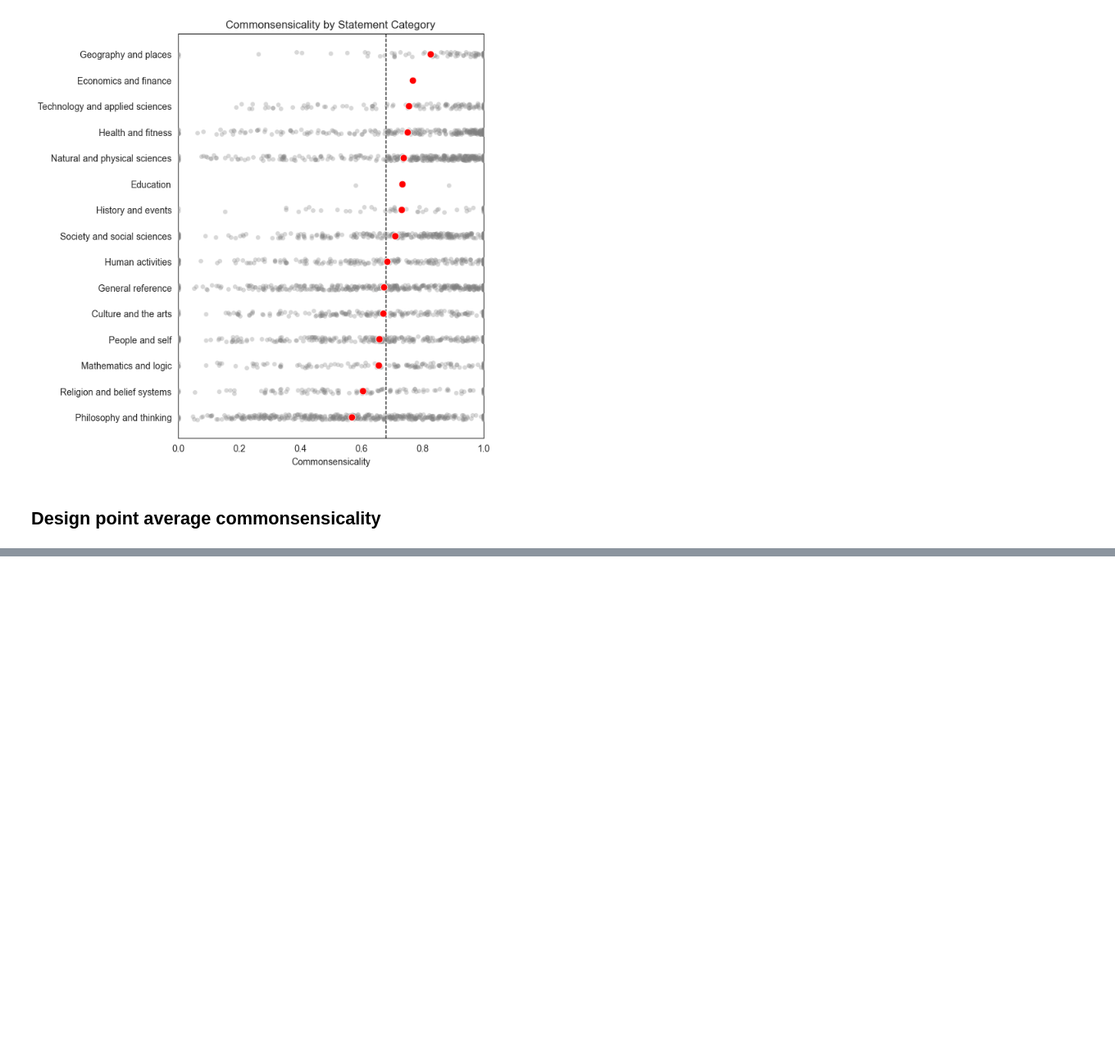
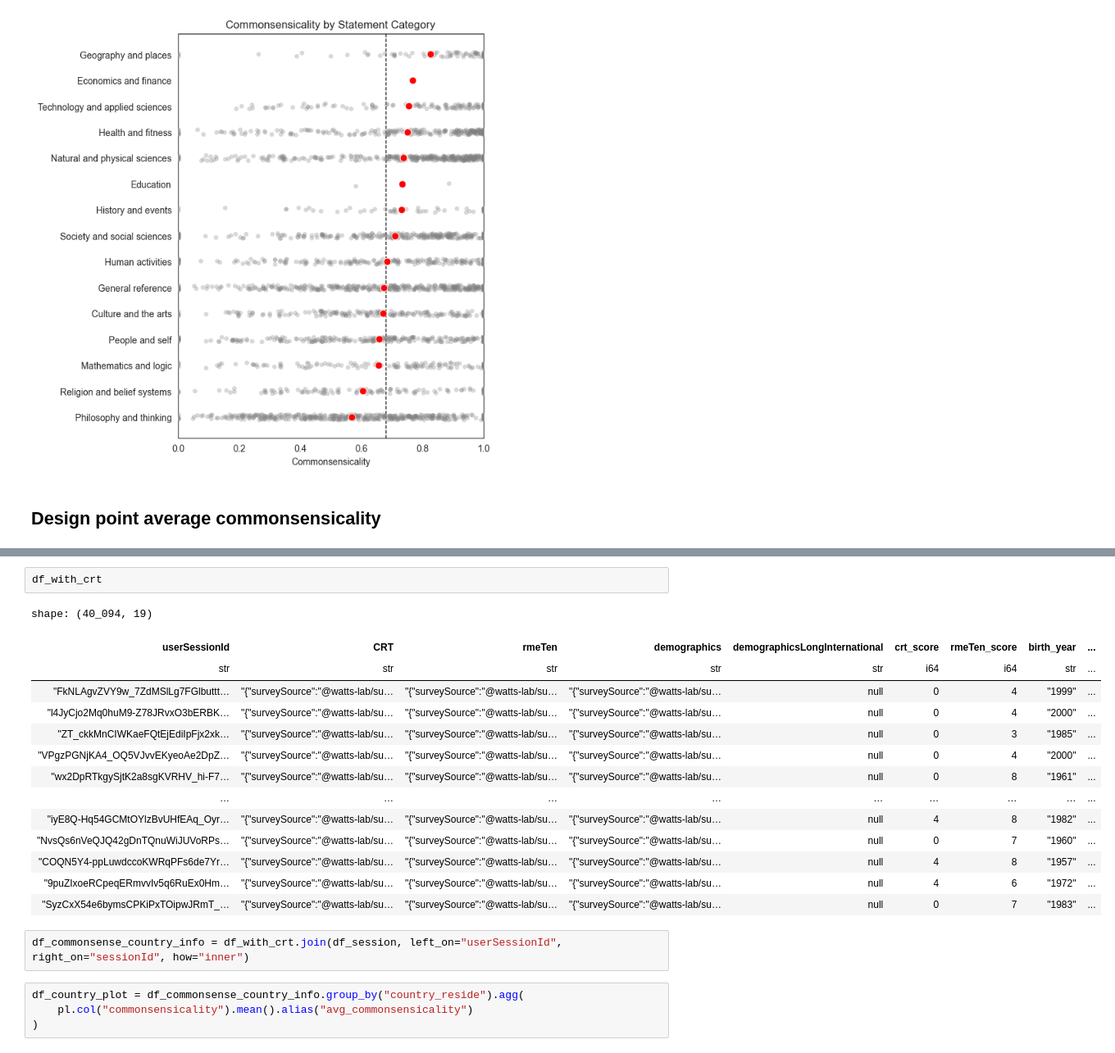
Before and after one commit to Watts-Lab/commonsense-data, a Jupyter notebook: .scripts/dashboard.ipynb, the cells around one changed output, grey strips where cells are left out. Shown at 82% size. Saved outputs shown, nothing was run; the diff lists cells and outputs as text; blank space fills up the shorter version.

```diff
--- a/.scripts/dashboard.ipynb
+++ b/.scripts/dashboard.ipynb
@@ -503,0 +732,23 @@ plt.show()
+# %%
+df_with_crt
+# %% [output]
+shape: (40_094, 19)
+| userSessionId | CRT | rmeTen | demographics | demographicsLongInternational | crt_score | rmeTen_score | birth_year | ... |
+| str | str | str | str | str | i64 | i64 | str | ... |
+| "FkNLAgvZVY9w_7ZdMSlLg7FGlbuttt… | "{"surveySource":"@watts-lab/su… | "{"surveySource":"@watts-lab/su… | "{"surveySource":"@watts-lab/su… | null | 0 | 4 | "1999" | ... |
+| "l4JyCjo2Mq0huM9-Z78JRvxO3bERBK… | "{"surveySource":"@watts-lab/su… | "{"surveySource":"@watts-lab/su… | "{"surveySource":"@watts-lab/su… | null | 0 | 4 | "2000" | ... |
+| "ZT_ckkMnCIWKaeFQtEjEdiIpFjx2xk… | "{"surveySource":"@watts-lab/su… | "{"surveySource":"@watts-lab/su… | "{"surveySource":"@watts-lab/su… | null | 0 | 3 | "1985" | ... |
+| "VPgzPGNjKA4_OQ5VJvvEKyeoAe2DpZ… | "{"surveySource":"@watts-lab/su… | "{"surveySource":"@watts-lab/su… | "{"surveySource":"@watts-lab/su… | null | 0 | 4 | "2000" | ... |
+| "wx2DpRTkgySjtK2a8sgKVRHV_hi-F7… | "{"surveySource":"@watts-lab/su… | "{"surveySource":"@watts-lab/su… | "{"surveySource":"@watts-lab/su… | null | 0 | 8 | "1961" | ... |
+| … | … | … | … | … | … | … | … | ... |
+| "iyE8Q-Hq54GCMtOYlzBvUHfEAq_Oyr… | "{"surveySource":"@watts-lab/su… | "{"surveySource":"@watts-lab/su… | "{"surveySource":"@watts-lab/su… | null | 4 | 8 | "1982" | ... |
+| "NvsQs6nVeQJQ42gDnTQnuWiJUVoRPs… | "{"surveySource":"@watts-lab/su… | "{"surveySource":"@watts-lab/su… | "{"surveySource":"@watts-lab/su… | null | 0 | 7 | "1960" | ... |
+| "COQN5Y4-ppLuwdccoKWRqPFs6de7Yr… | "{"surveySource":"@watts-lab/su… | "{"surveySource":"@watts-lab/su… | "{"surveySource":"@watts-lab/su… | null | 4 | 8 | "1957" | ... |
+| "9puZIxoeRCpeqERmvvIv5q6RuEx0Hm… | "{"surveySource":"@watts-lab/su… | "{"surveySource":"@watts-lab/su… | "{"surveySource":"@watts-lab/su… | null | 4 | 6 | "1972" | ... |
+| "SyzCxX54e6bymsCPKiPxTOipwJRmT_… | "{"surveySource":"@watts-lab/su… | "{"surveySource":"@watts-lab/su… | "{"surveySource":"@watts-lab/su… | null | 0 | 7 | "1983" | ... |
+# %%
+df_commonsense_country_info = df_with_crt.join(df_session, left_on="userSessionId", right_on="sessionId", how="inner")
+# %%
+df_country_plot = df_commonsense_country_info.group_by("country_reside").agg(
+    pl.col("commonsensicality").mean().alias("avg_commonsensicality")
+)
```
Also changed, not shown: parts of 12 cells of this notebook.
